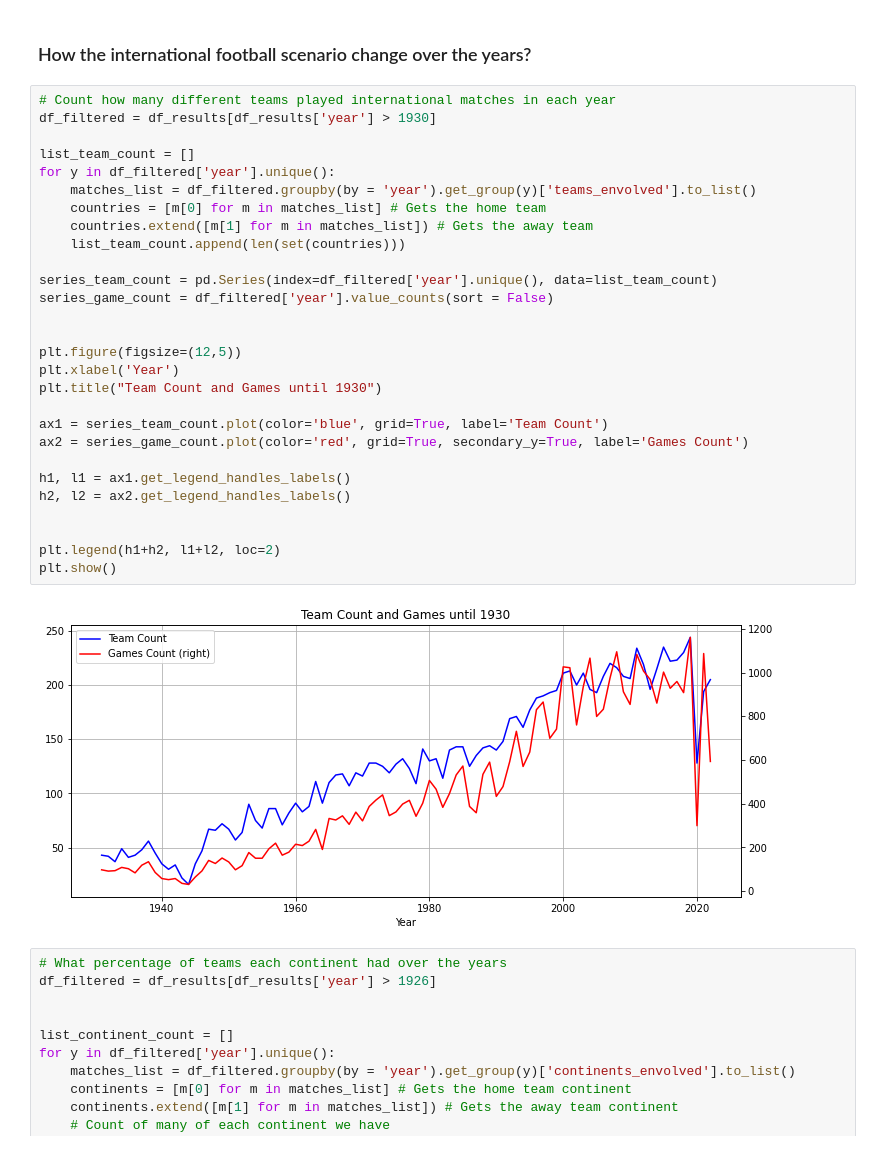
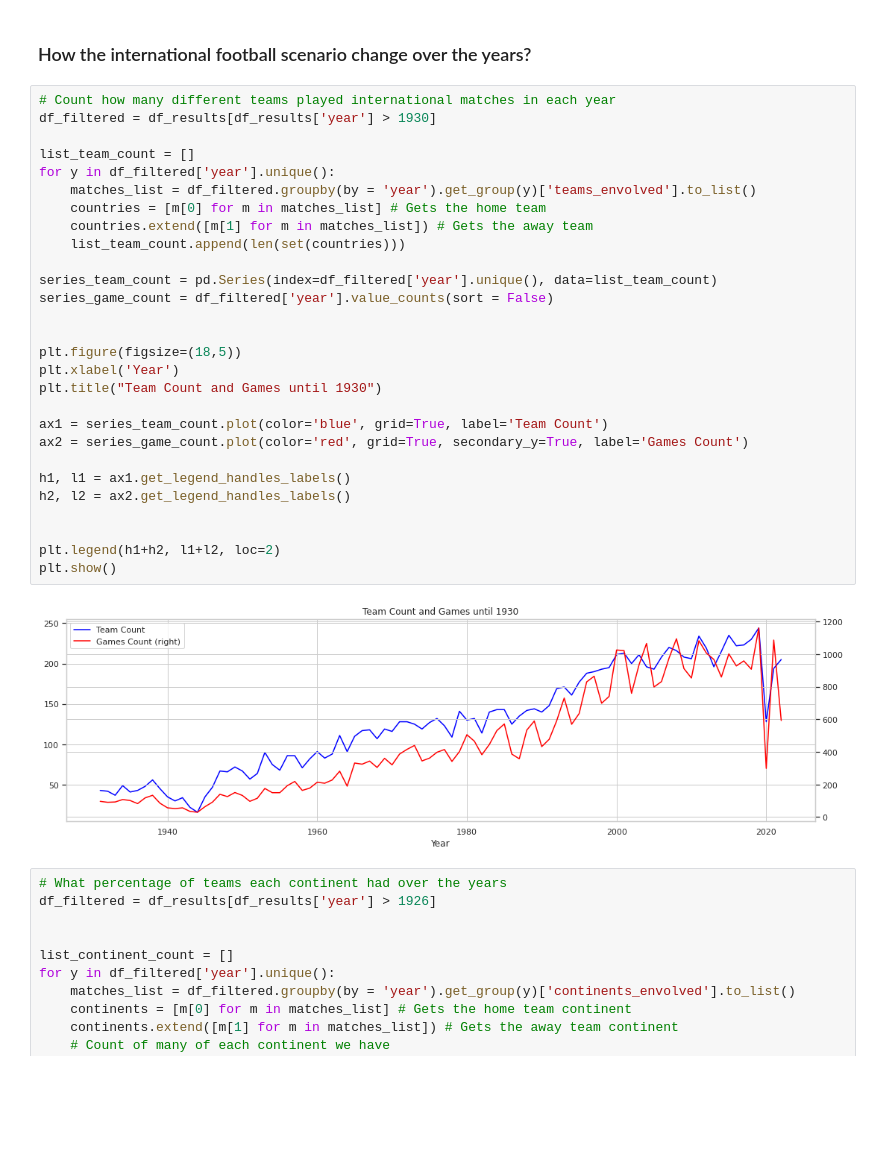
Before and after one commit to samuelca/international-football-results, a Jupyter notebook: exploratory-analysis.ipynb, the cells around one changed output. Drawn from its saved outputs; the diff is of its cells as text; blank space fills up the shorter version.

```diff
--- a/exploratory-analysis.ipynb
+++ b/exploratory-analysis.ipynb
@@ -188,33 +189,33 @@ df_results['continents_envolved'] = df_results.apply(lambda x: [x.home_team_cont
 # %%
 # Count how many different teams played international matches in each year
 df_filtered = df_results[df_results['year'] > 1930]
 
 list_team_count = []
 for y in df_filtered['year'].unique():
     matches_list = df_filtered.groupby(by = 'year').get_group(y)['teams_envolved'].to_list()
     countries = [m[0] for m in matches_list] # Gets the home team
     countries.extend([m[1] for m in matches_list]) # Gets the away team
     list_team_count.append(len(set(countries)))
 
 series_team_count = pd.Series(index=df_filtered['year'].unique(), data=list_team_count)
 series_game_count = df_filtered['year'].value_counts(sort = False)
 
 
-plt.figure(figsize=(12,5))
+plt.figure(figsize=(18,5))
 plt.xlabel('Year')
 plt.title("Team Count and Games until 1930")
 
 ax1 = series_team_count.plot(color='blue', grid=True, label='Team Count')
 ax2 = series_game_count.plot(color='red', grid=True, secondary_y=True, label='Games Count')
 
 h1, l1 = ax1.get_legend_handles_labels()
 h2, l2 = ax2.get_legend_handles_labels()
 
 
 plt.legend(h1+h2, l1+l2, loc=2)
 plt.show()
 # %% [output]
-[figure, old version]
+[figure, new version]
 # %%
 # What percentage of teams each continent had over the years
 df_filtered = df_results[df_results['year'] > 1926]
```
Also changed, not shown: parts of 20 cells of this notebook.
